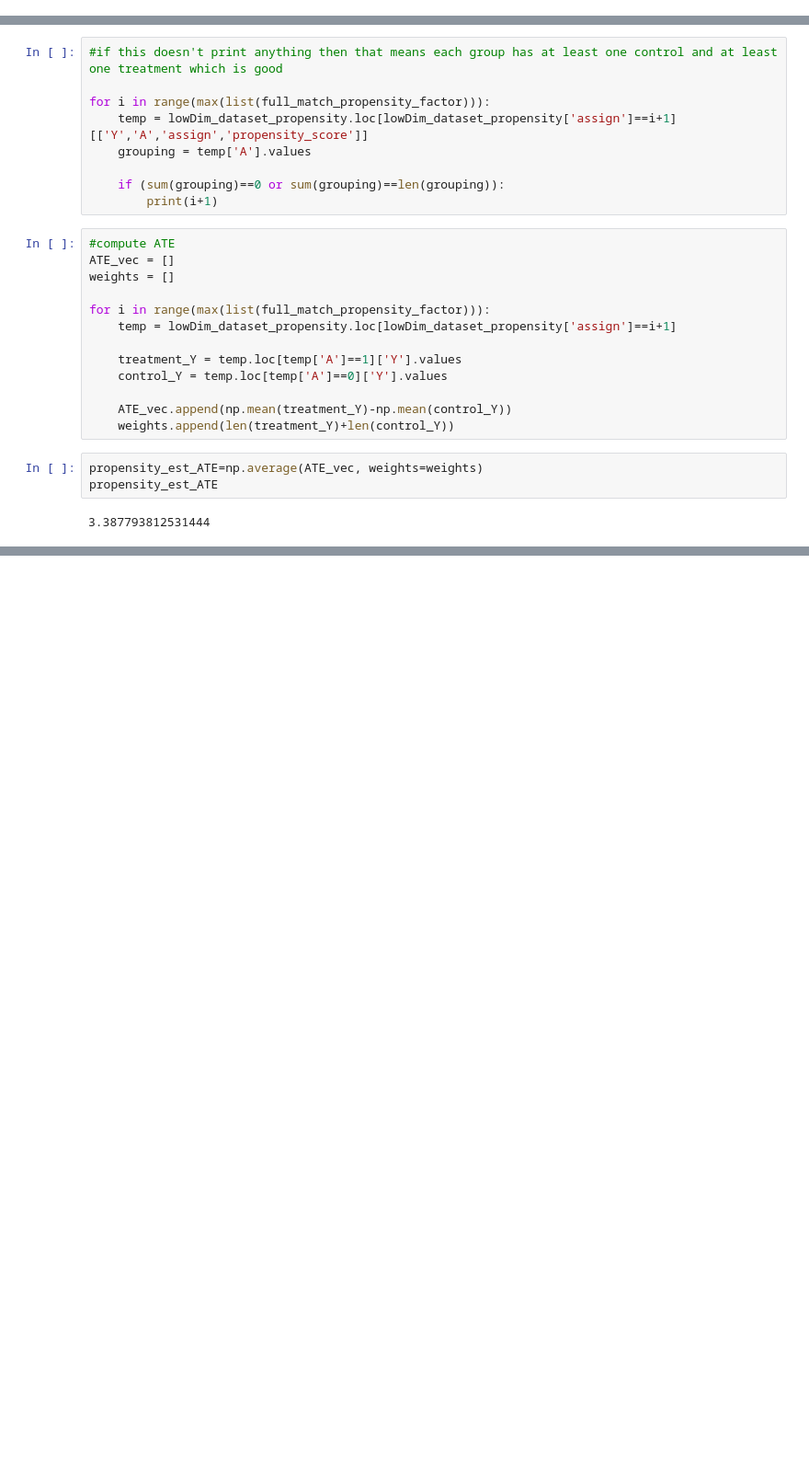
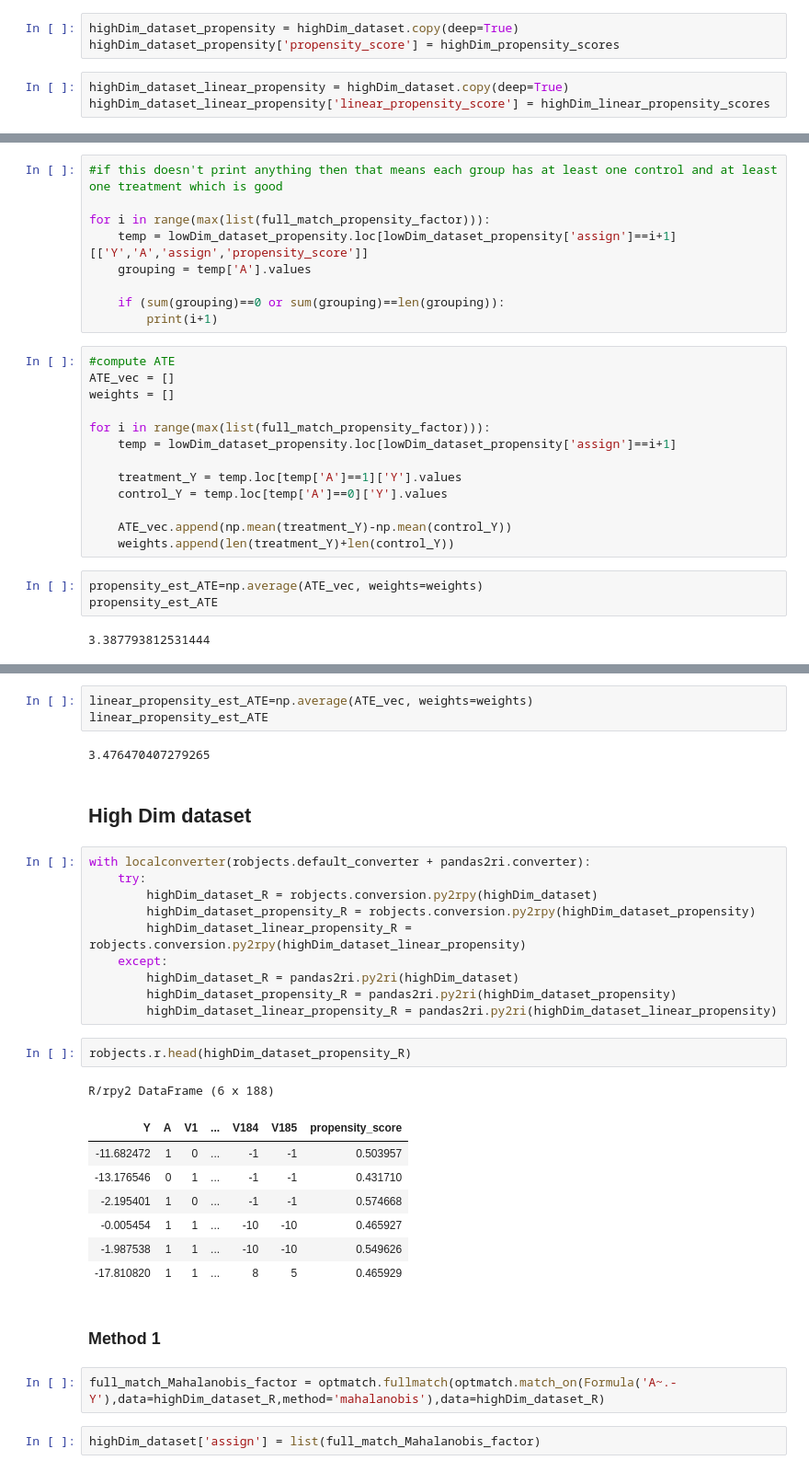
Before and after one commit to TZstatsADS/Fall2020-Project4-group8, a Jupyter notebook: doc/propensity_matching.ipynb, the cells around one changed output, grey strips where cells are left out. Shown at 92% size. Drawn from its saved outputs; the diff is of its cells as text; blank space fills up the shorter version.

```diff
--- a/doc/propensity_matching.ipynb
+++ b/doc/propensity_matching.ipynb
@@ -130,3 +138,9 @@ high_dim_propensity_scores = [x[1] for x in gbm.predict_proba(X)]
+# %%
+highDim_dataset_propensity = highDim_dataset.copy(deep=True)
+highDim_dataset_propensity['propensity_score'] = highDim_propensity_scores
+# %%
+highDim_dataset_linear_propensity = highDim_dataset.copy(deep=True)
+highDim_dataset_linear_propensity['linear_propensity_score'] = highDim_linear_propensity_scores
 # %%
 pd.DataFrame({'propensity_scores':low_dim_propensity_scores}).to_csv('../output/low_dim_propensity_scores.csv')
 pd.DataFrame({'propensity_scores':high_dim_propensity_scores}).to_csv('../output/high_dim_propensity_scores.csv')
@@ -204,0 +312,34 @@ propensity_est_ATE
+# %%
+linear_propensity_est_ATE=np.average(ATE_vec, weights=weights)
+linear_propensity_est_ATE
+# %% [output]
+3.476470407279265
+# %% [markdown]
+## High Dim dataset
+# %%
+with localconverter(robjects.default_converter + pandas2ri.converter):
+    try:
+        highDim_dataset_R = robjects.conversion.py2rpy(highDim_dataset)
+        highDim_dataset_propensity_R = robjects.conversion.py2rpy(highDim_dataset_propensity)
+        highDim_dataset_linear_propensity_R = robjects.conversion.py2rpy(highDim_dataset_linear_propensity)
+    except:
+        highDim_dataset_R = pandas2ri.py2ri(highDim_dataset)
+        highDim_dataset_propensity_R = pandas2ri.py2ri(highDim_dataset_propensity)
+        highDim_dataset_linear_propensity_R = pandas2ri.py2ri(highDim_dataset_linear_propensity)
+# %%
+robjects.r.head(highDim_dataset_propensity_R)
+# %% [output]
+R/rpy2 DataFrame (6 x 188)
+| Y | A | V1 | ... | V184 | V185 | propensity_score |
+| -11.682472 | 1 | 0 | ... | -1 | -1 | 0.503957 |
+| -13.176546 | 0 | 1 | ... | -1 | -1 | 0.431710 |
+| -2.195401 | 1 | 0 | ... | -1 | -1 | 0.574668 |
+| -0.005454 | 1 | 1 | ... | -10 | -10 | 0.465927 |
+| -1.987538 | 1 | 1 | ... | -10 | -10 | 0.549626 |
+| -17.810820 | 1 | 1 | ... | 8 | 5 | 0.465929 |
+# %% [markdown]
+### Method 1
+# %%
+full_match_Mahalanobis_factor = optmatch.fullmatch(optmatch.match_on(Formula('A~.-Y'),data=highDim_dataset_R,method='mahalanobis'),data=highDim_dataset_R)
+# %%
+highDim_dataset['assign'] = list(full_match_Mahalanobis_factor)
```
Also changed, not shown: parts of 38 cells of this notebook, 4 other files.
